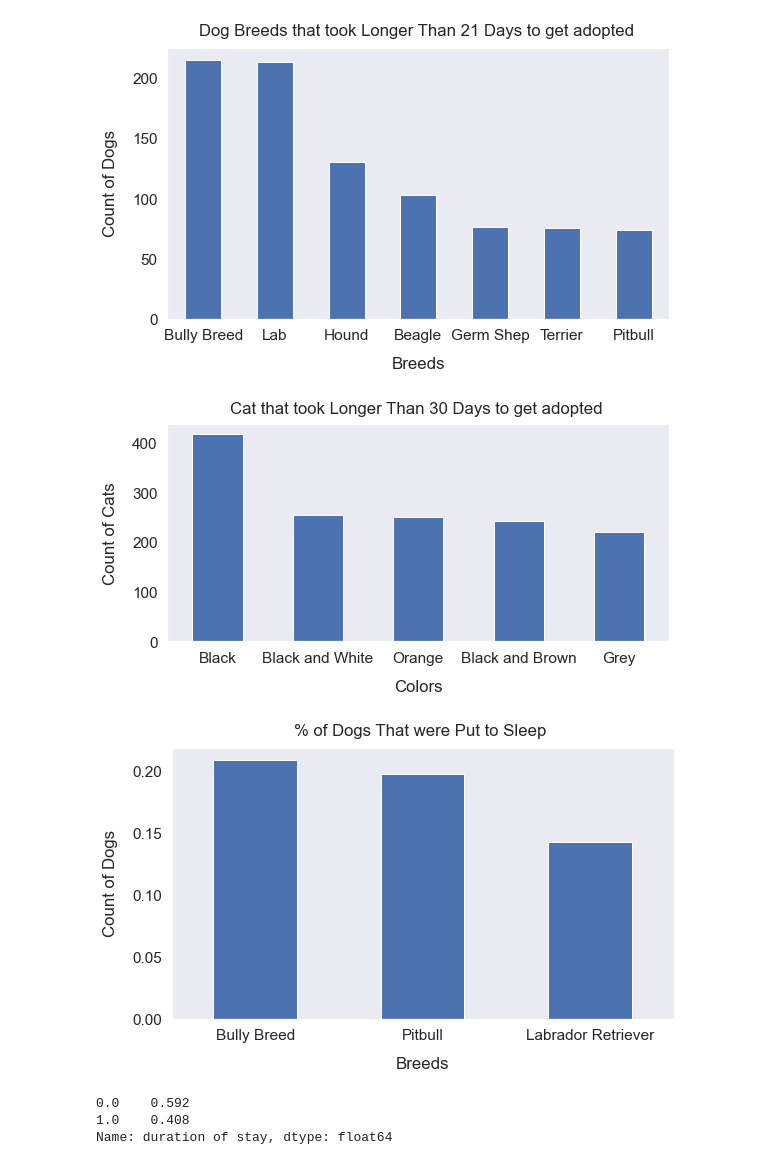
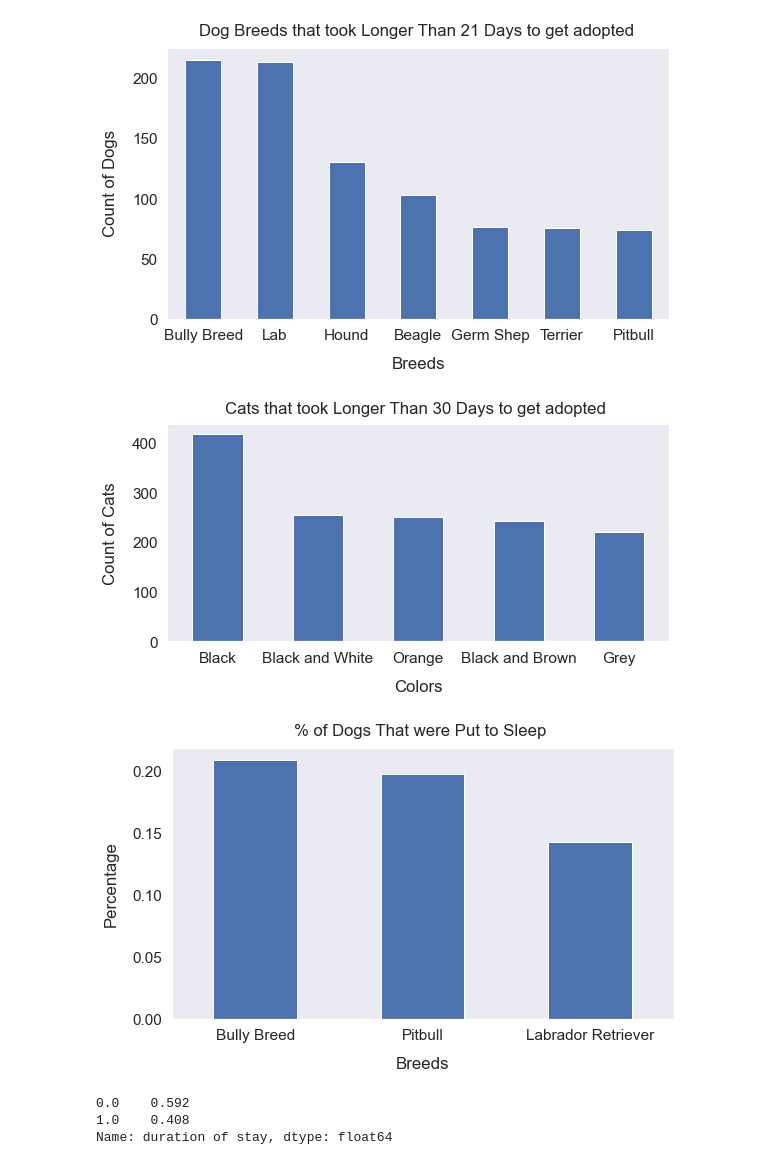
Before and after one commit to wharr1203/BloomingtonPetAdoption, a Jupyter notebook: notebooks/visualizations.ipynb, the cells around one changed output. Drawn from its saved outputs; the diff is of its cells as text; code cells hidden in the pictures.

Commit message:
add image to image folder and fix an error in visualization notebook

```diff
--- a/notebooks/visualizations.ipynb
+++ b/notebooks/visualizations.ipynb
@@ -267,19 +267,19 @@ plt.title("Dog Breeds that took Longer Than 21 Days to get adopted ", y=1.02);
 # %%
 sns.set(font_scale=1.4)
 cat_model_data['basecolour'].loc[cat_model_data['duration of stay'] == 1].value_counts()[:5].plot(kind='bar', figsize=(9, 4), rot =0, grid =False)
 plt.xlabel("Colors", labelpad=14)
 plt.ylabel("Count of Cats", labelpad=14)
-plt.title("Cat that took Longer Than 30 Days to get adopted ", y=1.02);
+plt.title("Cats that took Longer Than 30 Days to get adopted ", y=1.02);
 # %% [output]
-[figure, old version]
+[figure, new version]
 # %%
 sns.set(font_scale=1.4)
 dog_df['breedname'].loc[dog_df['puttosleep'] == True].value_counts(normalize =True)[:3].plot(kind='bar', figsize=(9, 5), rot =0, grid =False)
 plt.xlabel("Breeds", labelpad=14)
-plt.ylabel("Count of Dogs", labelpad=14)
+plt.ylabel("Percentage", labelpad=14)
 plt.title("% of Dogs That were Put to Sleep ", y=1.02);
 # %% [output]
-[figure, old version]
+[figure, new version]
 # %%
 pit_df = dog_model_data[dog_model_data['breedname'] == 'Pitbull']
 # %%
```
Also changed, not shown: parts of 2 cells of this notebook, 1 other file.
